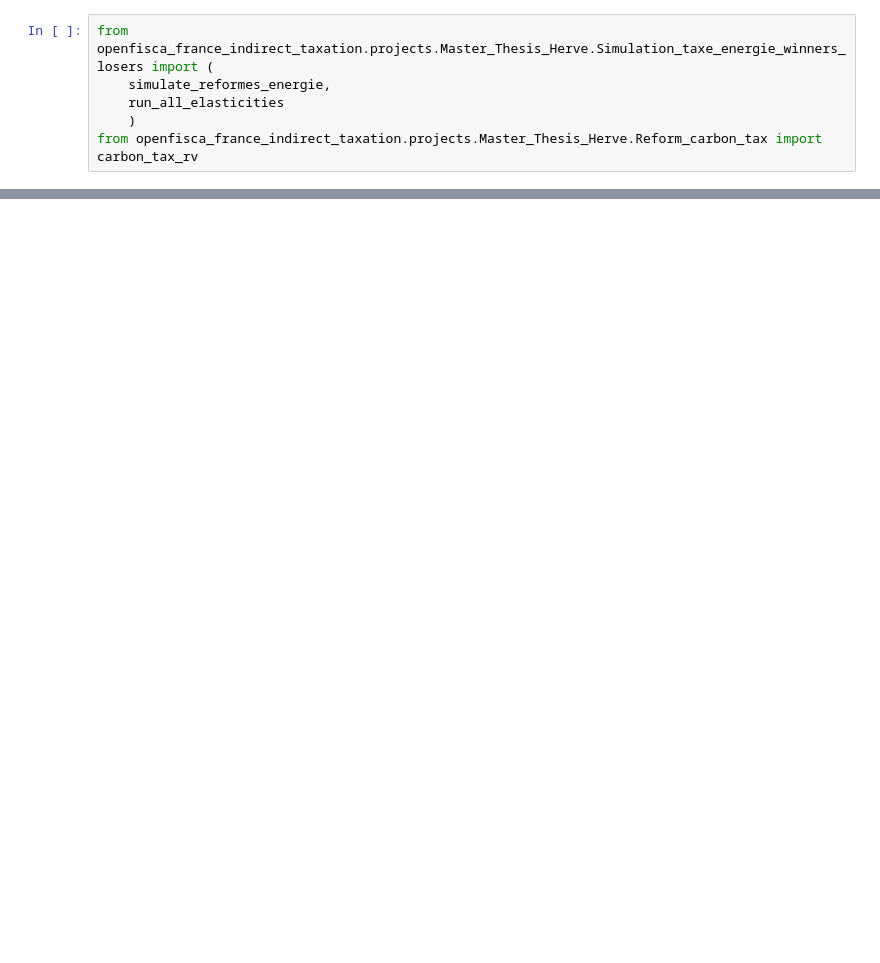
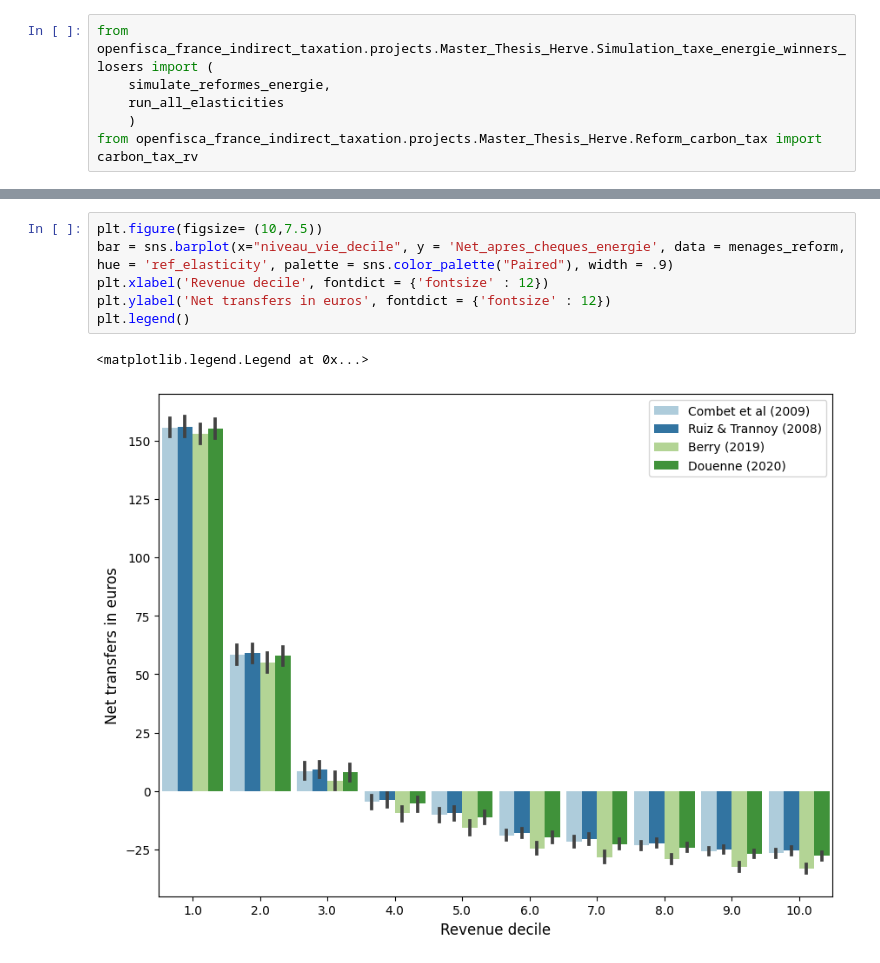
Before and after one commit to openfisca/openfisca-france-indirect-taxation, a Jupyter notebook: openfisca_france_indirect_taxation/projects/Master_Thesis_Herve/Simulation_taxe_energie_winners_losers.ipynb, the cells around one changed output, grey strips where cells are left out. Drawn from its saved outputs; the diff is of its cells as text; blank space fills up the shorter version.

```diff
--- a/openfisca_france_indirect_taxation/projects/Master_Thesis_Herve/Simulation_taxe_energie_winners_losers.ipynb
+++ b/openfisca_france_indirect_taxation/projects/Master_Thesis_Herve/Simulation_taxe_energie_winners_losers.ipynb
@@ -94,0 +135,9 @@ menages_reform.sort_values(by = 'taux_effort', ascending= False)
+# %%
+plt.figure(figsize= (10,7.5))
+bar = sns.barplot(x="niveau_vie_decile", y = 'Net_apres_cheques_energie', data = menages_reform, hue = 'ref_elasticity', palette = sns.color_palette("Paired"), width = .9)
+plt.xlabel('Revenue decile', fontdict = {'fontsize' : 12})
+plt.ylabel('Net transfers in euros', fontdict = {'fontsize' : 12})
+plt.legend()
+# %% [output]
+<matplotlib.legend.Legend at 0x...>
+[figure, added]
```
Also changed, not shown: parts of 17 cells of this notebook, 2 other files.
